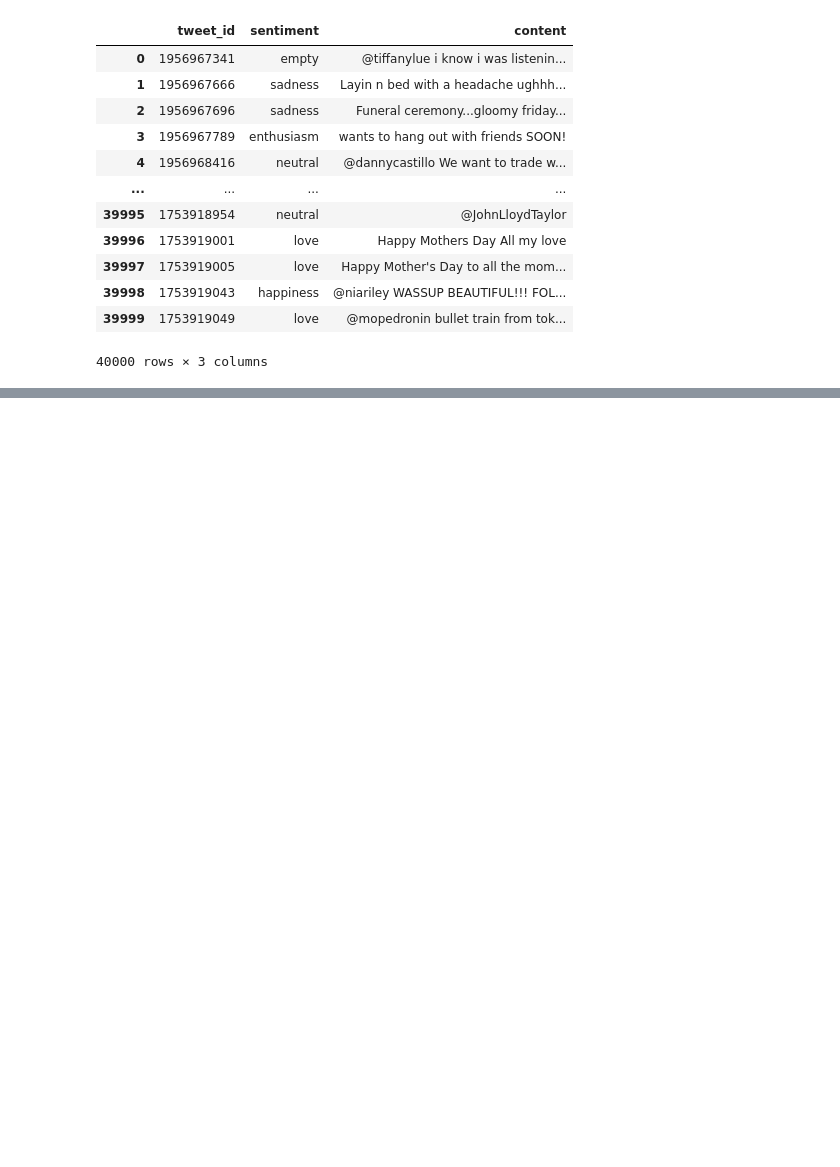
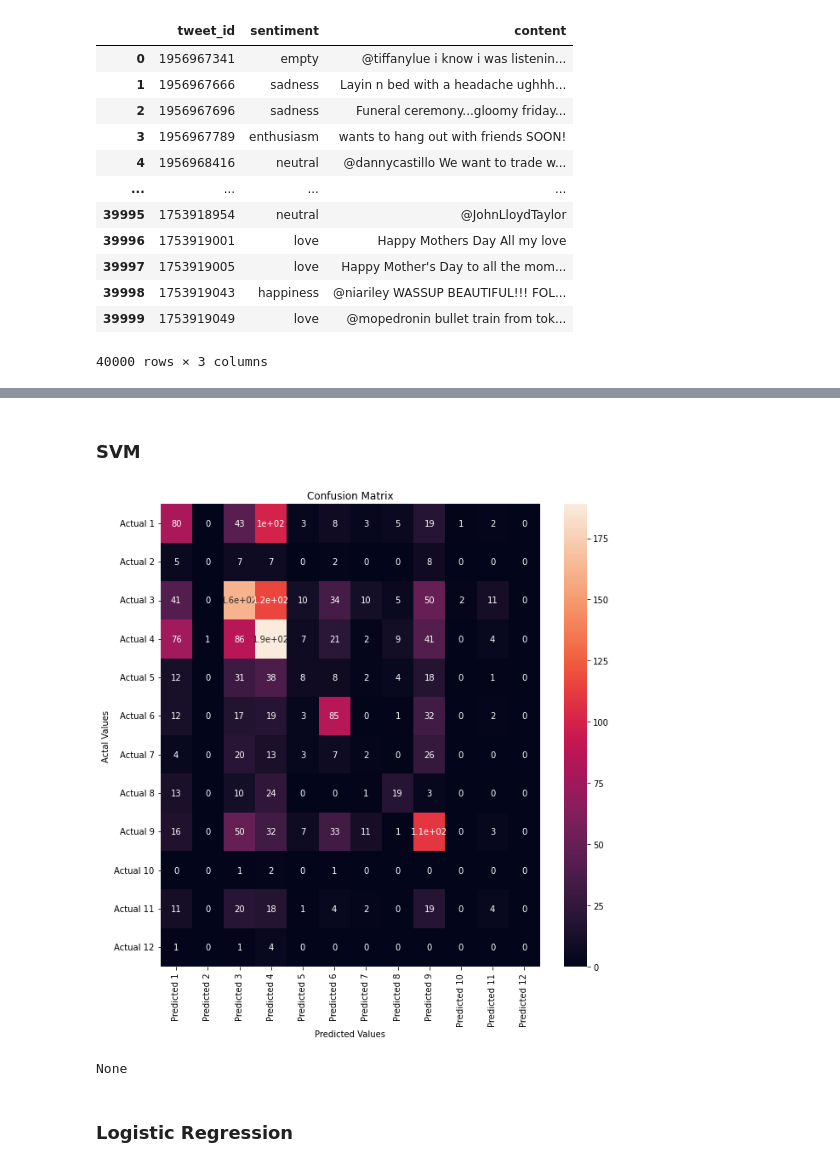
Before and after one commit to Sarahhabbi/EmotionAnalysis, a Jupyter notebook: notebook.ipynb, the cells around one changed output, grey strips where cells are left out. Drawn from its saved outputs; the diff is of its cells as text; code cells hidden in the pictures; blank space fills up the shorter version.

```diff
--- a/notebook.ipynb
+++ b/notebook.ipynb
@@ -76,0 +208,15 @@ Name: content, Length: 40000, dtype: object
+# %% [markdown]
+### SVM
+# %%
+SVCmodel = LinearSVC()
+SVCmodel.fit(X_train, y_train)
+model_Evaluate(SVCmodel)
+y_pred2 = SVCmodel.predict(X_test)
+
+# confusion matrix
+display(plot_confusion_matrix(y_test, y_pred2))
+# %% [output]
+[figure, added]
+None
+# %% [markdown]
+### Logistic Regression
```
Also changed, not shown: parts of 37 cells of this notebook.
